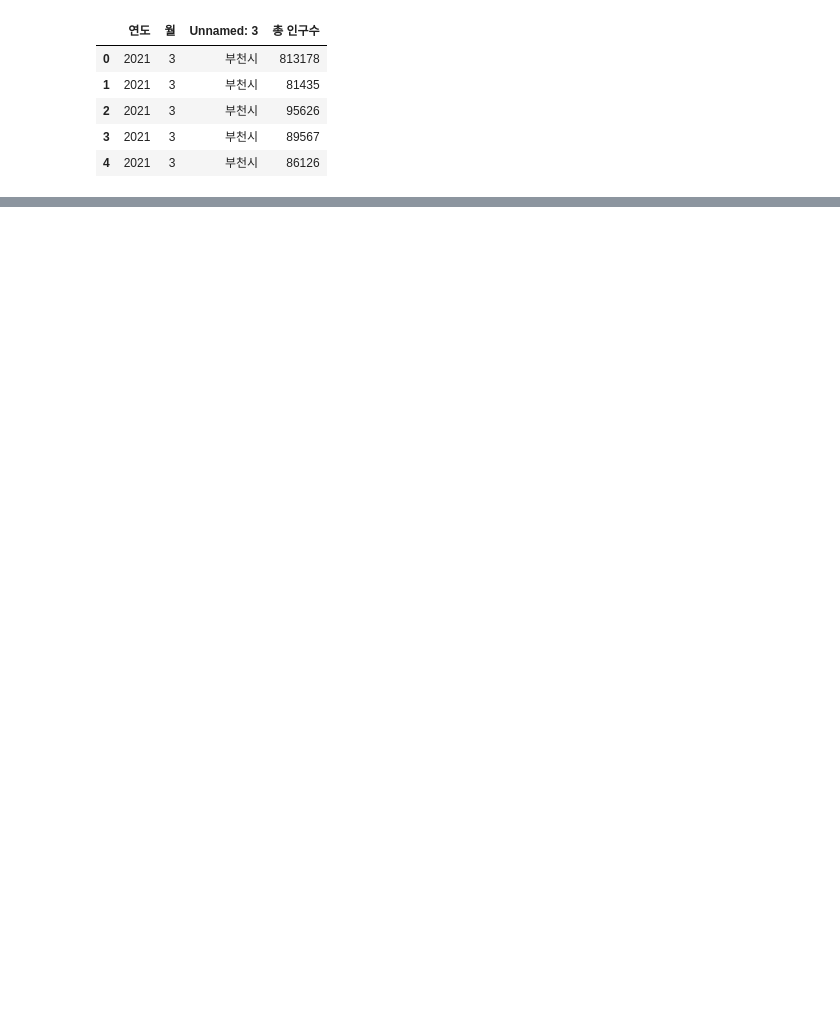
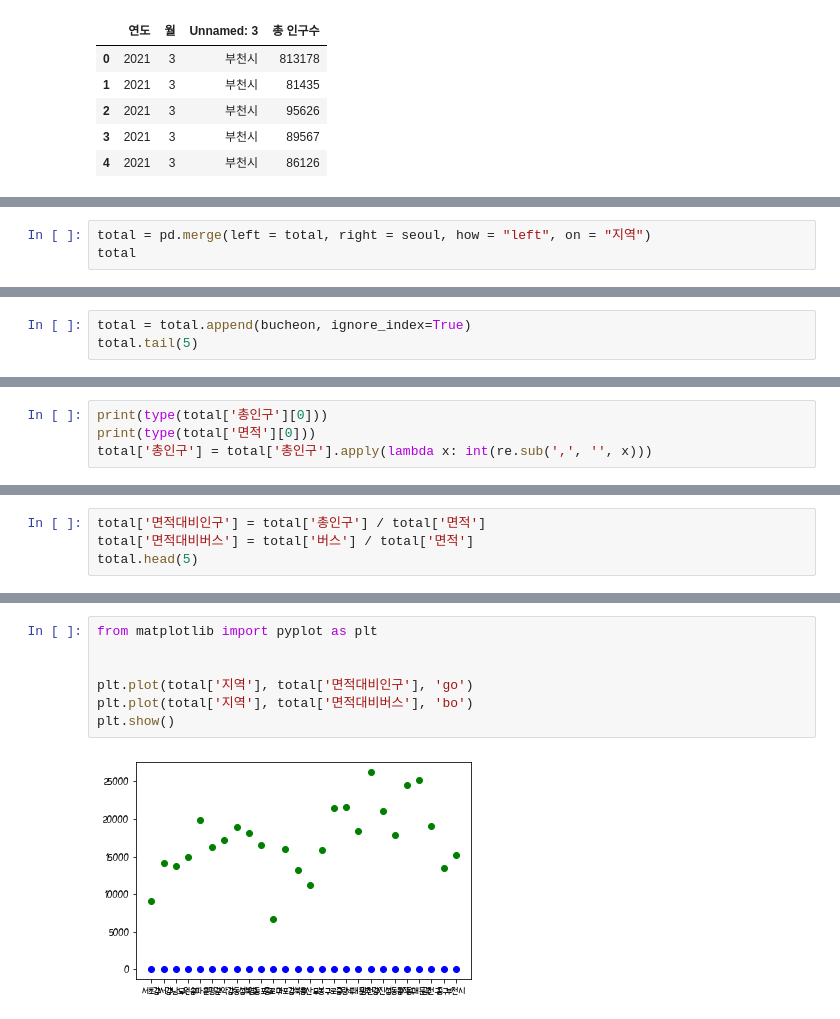
Before and after one commit to so02e/bucheon, a Jupyter notebook: won_compare.ipynb, the cells around one changed output, grey strips where cells are left out. Drawn from its saved outputs; the diff is of its cells as text; blank space fills up the shorter version.

```diff
--- a/won_compare.ipynb
+++ b/won_compare.ipynb
@@ -108,0 +402,3 @@ seoul_bus.head(5)
+# %%
+total = pd.merge(left = total, right = seoul, how = "left", on = "지역")
+total
@@ -108,0 +423,3 @@ seoul_bus.head(5)
+# %%
+total = total.append(bucheon, ignore_index=True)
+total.tail(5)
@@ -108,0 +433,4 @@ seoul_bus.head(5)
+# %%
+print(type(total['총인구'][0]))
+print(type(total['면적'][0]))
+total['총인구'] = total['총인구'].apply(lambda x: int(re.sub(',', '', x)))
@@ -108,0 +440,4 @@ seoul_bus.head(5)
+# %%
+total['면적대비인구'] = total['총인구'] / total['면적']
+total['면적대비버스'] = total['버스'] / total['면적']
+total.head(5)
@@ -108,0 +461,9 @@ seoul_bus.head(5)
+# %%
+from matplotlib import pyplot as plt
+
+
+plt.plot(total['지역'], total['면적대비인구'], 'go')
+plt.plot(total['지역'], total['면적대비버스'], 'bo')
+plt.show()
+# %% [output]
+[figure, added]
```
Also changed, not shown: parts of 34 cells of this notebook.
